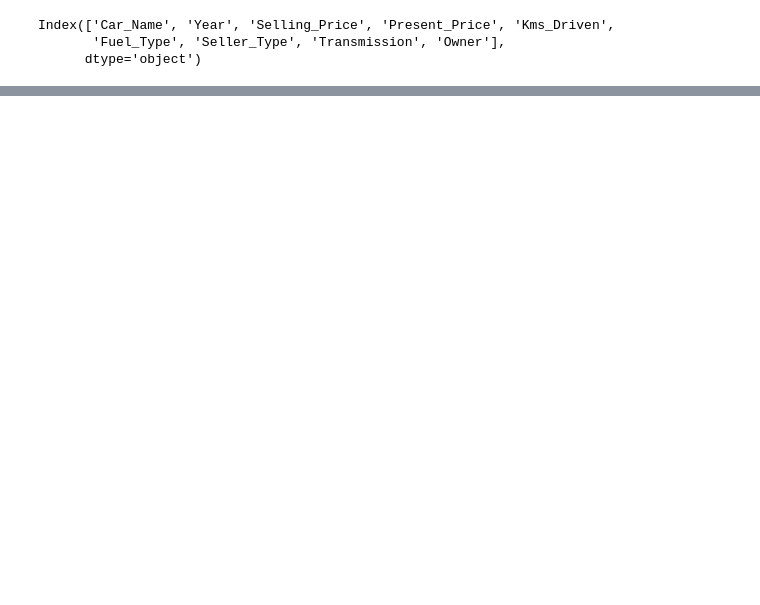
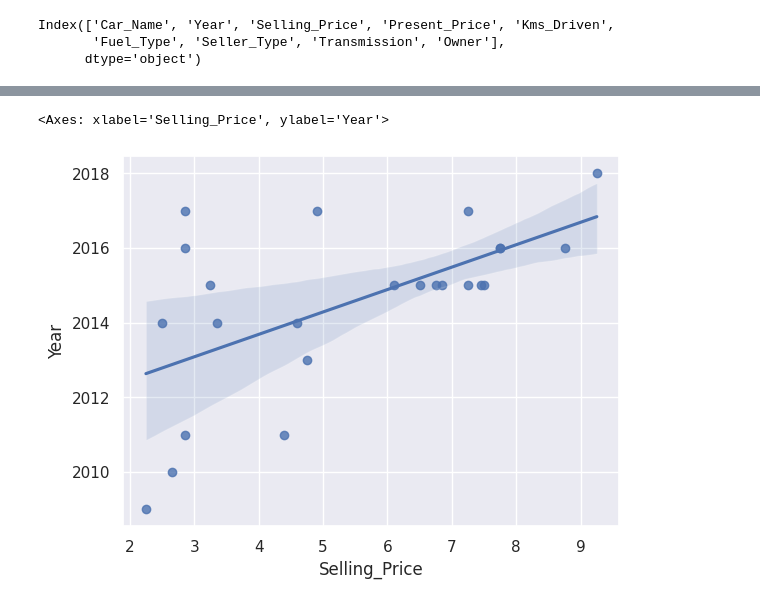
Before and after one commit to ankush-kp/ankush-k-p, a Jupyter notebook: Regression_carsdata.ipynb, the cells around one changed output, grey strips where cells are left out. Cells and saved outputs as stored; diff of their text form; code cells hidden in the pictures; blank space fills up the shorter version.

```diff
--- a/Regression_carsdata.ipynb
+++ b/Regression_carsdata.ipynb
@@ -153,0 +154,5 @@ Passing `palette` without assigning `hue` is deprecated and will be removed in v
+# %%
+sns.regplot(x='Selling_Price',y='Year',data=df)
+# %% [output]
+<Axes: xlabel='Selling_Price', ylabel='Year'>
+[figure, added]
```
Also changed, not shown: parts of 16 cells of this notebook.
